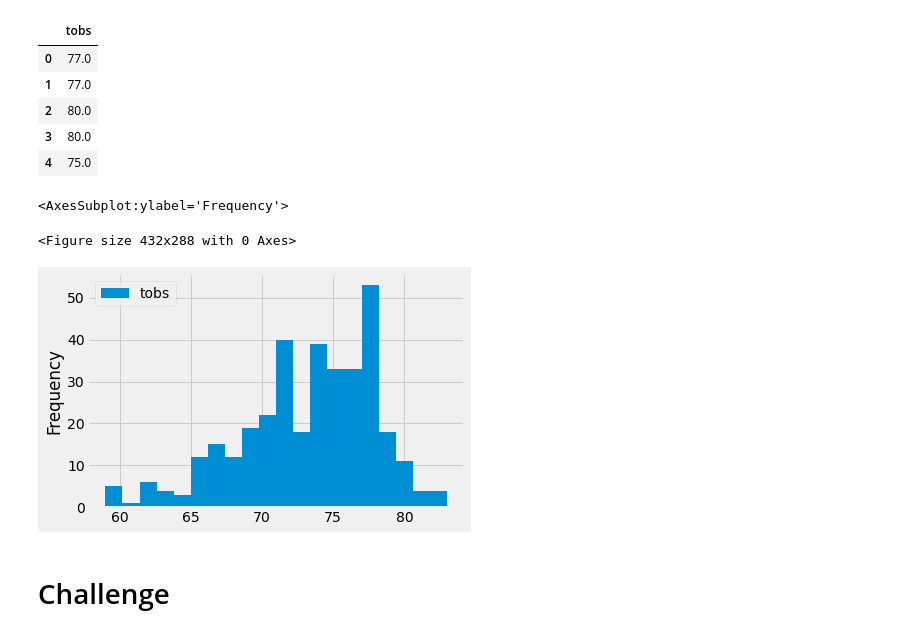
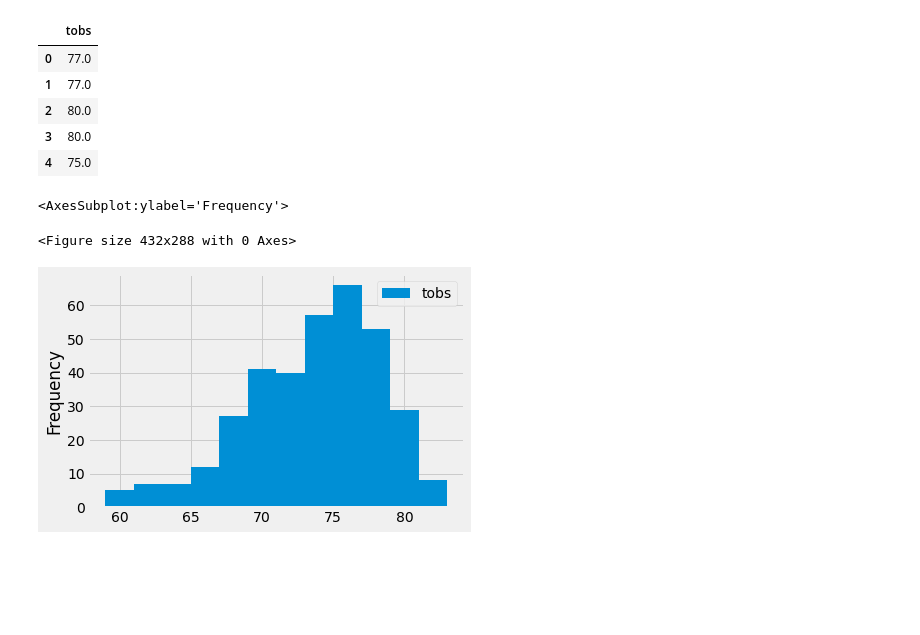
Before and after one commit to JohnWLandeen/surfs_up_sqlite, a Jupyter notebook: climate_analysis.ipynb, the cells around one changed output. Saved outputs shown, nothing was run; the diff lists cells and outputs as text; code cells hidden in the pictures; blank space fills up the shorter version.

```diff
--- a/climate_analysis.ipynb
+++ b/climate_analysis.ipynb
@@ -159,8 +159,8 @@ df.head()
 | 4 | 75.0 |
 # %%
 plt.tight_layout()
-df.plot.hist(bins=20)
+df.plot.hist(bins=12)
 # %% [output]
 <AxesSubplot:ylabel='Frequency'>
 <Figure size 432x288 with 0 Axes>
-[figure, old version]
+[figure, new version]
@@ -170,2 +166,0 @@ df.plot.hist(bins=20)
-# %% [markdown]
-# Challenge
```
Also changed, not shown: parts of 1 cell of this notebook, 1 other file.
